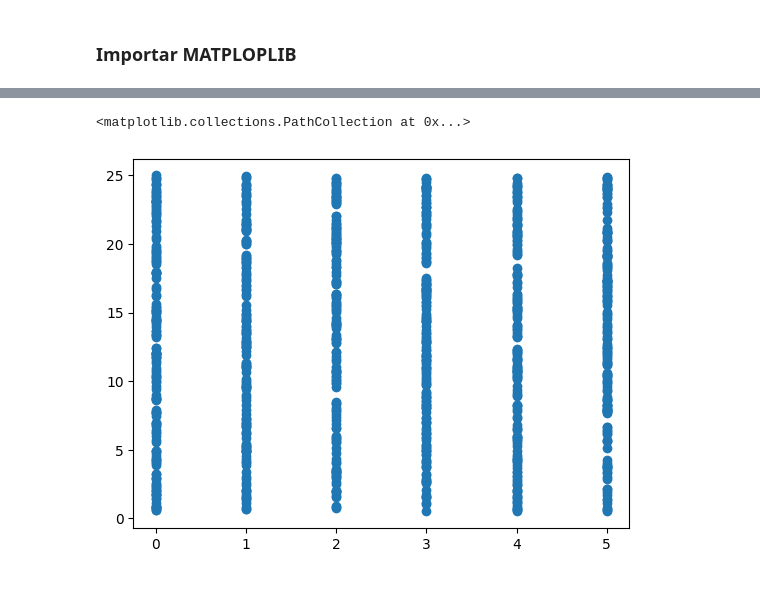
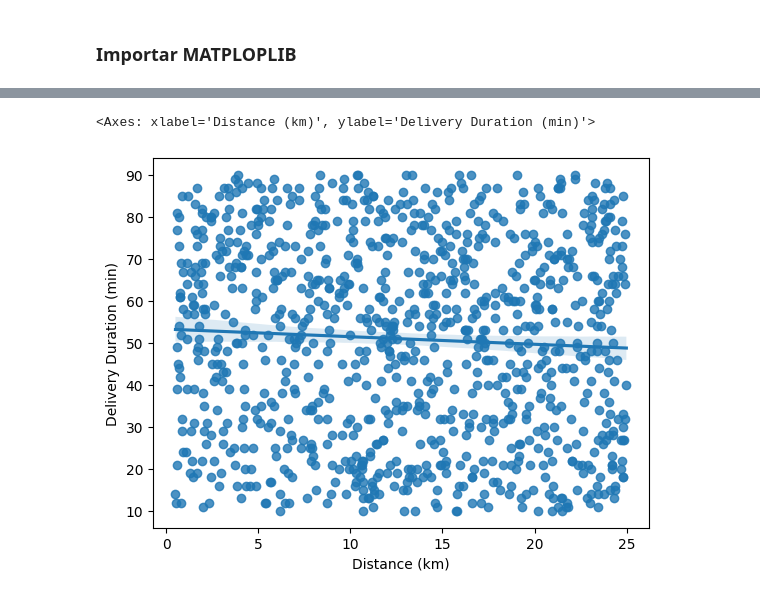
Before and after one commit to buitrekommando/mineriaAIEP_02, a Jupyter notebook: notebooks/notebookTacosTest_01.ipynb, the cells around one changed output, grey strips where cells are left out. Drawn from its saved outputs; the diff is of its cells as text; code cells hidden in the pictures.

```diff
--- a/notebooks/notebookTacosTest_01.ipynb
+++ b/notebooks/notebookTacosTest_01.ipynb
@@ -88,5 +78,6 @@ plt.plot(x, y)
-# %%
-plt.scatter(x, y)
-# %% [output]
-<matplotlib.collections.PathCollection at 0x...>
-[figure, removed]
+# %%
+import seaborn as sns
+sns.regplot(x='Distance (km)', y='Delivery Duration (min)', data=df)
+# %% [output]
+<Axes: xlabel='Distance (km)', ylabel='Delivery Duration (min)'>
+[figure, added]
```
Also changed, not shown: parts of 15 cells of this notebook, 1 other file.
